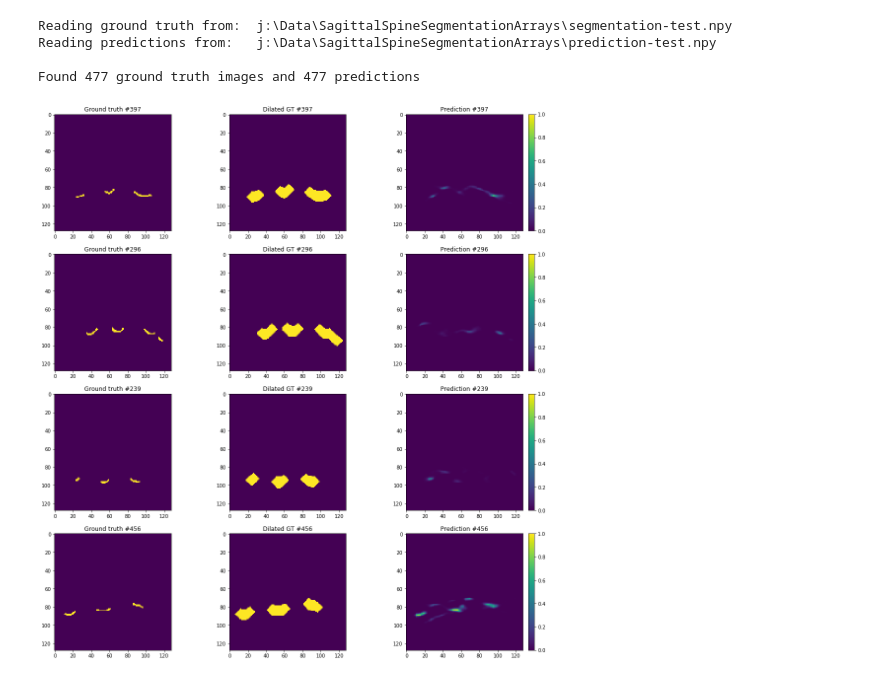
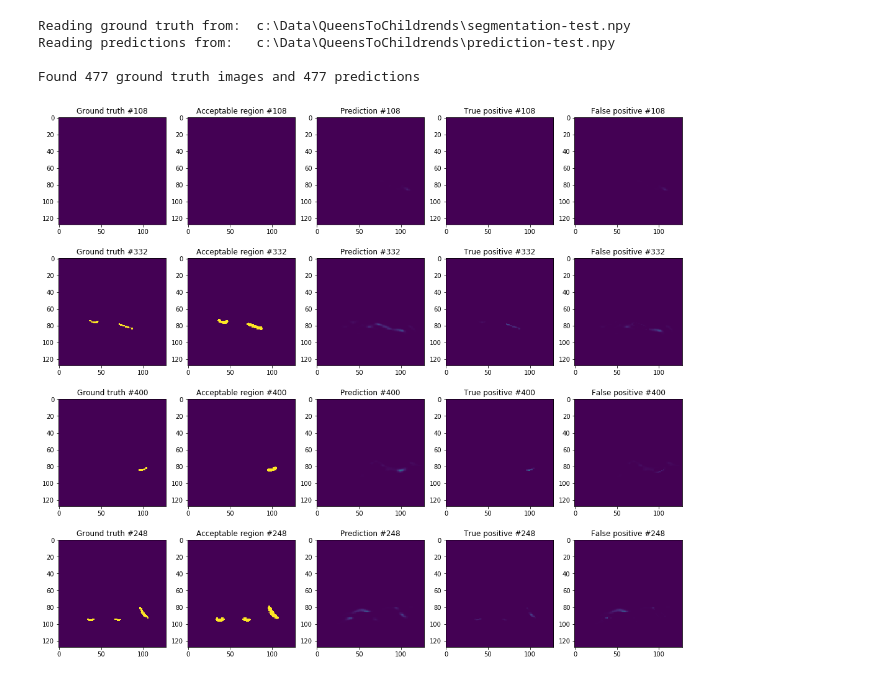
Before and after one commit to SlicerIGT/aigt, a Jupyter notebook: Notebooks/Segmentation/SegmentationEvaluation.ipynb, the cells around one changed output. Saved outputs shown, nothing was run; the diff lists cells and outputs as text; code cells hidden in the pictures.

Commit message:
First version of segmentation evaluation notebook.

```diff
--- a/Notebooks/Segmentation/SegmentationEvaluation.ipynb
+++ b/Notebooks/Segmentation/SegmentationEvaluation.ipynb
@@ -1,13 +1,13 @@
 # %%
 # Updating these names should be enough to run this notebook
 
-data_folder = r"SagittalSpineSegmentationArrays"
+data_folder = r"QueensToChildrends"
 notebook_save_folder = r"SavedNotebooks"
 
 groundtruth_file = r"segmentation-test.npy"
 prediction_file=r"prediction-test.npy"
 
-dilate_size_mm = 5
+acceptable_margin_mm = 1
 mm_per_pixel = 1
 # %%
 import datetime
@@ -42,40 +42,59 @@ if num_groundtruth != num_prediction:
     print("Number of images should be equal!")
     raise
 # %% [output]
-Reading ground truth from:  j:\Data\SagittalSpineSegmentationArrays\segmentation-test.npy
-Reading predictions from:   j:\Data\SagittalSpineSegmentationArrays\prediction-test.npy
+Reading ground truth from:  c:\Data\QueensToChildrends\segmentation-test.npy
+Reading predictions from:   c:\Data\QueensToChildrends\prediction-test.npy
 
 Found 477 ground truth images and 477 predictions
 # %%
 # Dilate only along image axes, not across images
 
-def dialate_stack(segmentation_data, iterations):
+def dilate_stack(segmentation_data, iterations):
     return np.array([scipy.ndimage.binary_dilation(y, iterations=iterations) for y in segmentation_data])
 # %%
 # Dilate ground truth
 
-dilate_size_pixel = int(dilate_size_mm / mm_per_pixel)
+acceptable_margin_pixel = int(acceptable_margin_mm / mm_per_pixel)
 
-groundtruth_dilated = dialate_stack(groundtruth_data[:, :, :, 0], dilate_size_pixel)
+acceptable_region = dilate_stack(groundtruth_data[:, :, :, 0], acceptable_margin_pixel)
+# %%
+# Computing regions for evaluation metrics
+
+true_pos_prediction = np.minimum(groundtruth_data[:,:,:,0], prediction_data[:,:,:,1])
+not_acceptable_region = 1 - acceptable_region
+false_pos_prediction = np.minimum(not_acceptable_region, prediction_data[:, :, :, 1])
 # %%
 # Show a sample of images to check for errors
 
 num_show = 4
+num_columns = 5
 
 all_indices = [i for i in range(num_groundtruth)]
 sample_indices = sample(all_indices, num_show)
 
-fig = plt.figure(figsize=(18, num_show * 5))
+fig = plt.figure(figsize=(18, num_show * 4))
 for i in range(num_show):
-    a0 = fig.add_subplot(num_show, 3, i * 3 + 1)
+    a0 = fig.add_subplot(num_show, num_columns, i * num_columns + 1)
     img0 = a0.imshow(groundtruth_data[sample_indices[i],:,:,0])
     a0.set_title("Ground truth #{}".format(sample_indices[i]))
-    a1 = fig.add_subplot(num_show, 3, i * 3 + 2)
-    img1 = a1.imshow(groundtruth_dilated[sample_indices[i],:,:])
-    a1.set_title("Dilated GT #{}".format(sample_indices[i]))
-    a2 = fig.add_subplot(num_show, 3, i * 3 + 3)
+
+    a1 = fig.add_subplot(num_show, num_columns, i * num_columns + 2)
+    img1 = a1.imshow(acceptable_region[sample_indices[i],:,:])
+    a1.set_title("Acceptable region #{}".format(sample_indices[i]))
+
+    a2 = fig.add_subplot(num_show, num_columns, i * num_columns + 3)
     img2 = a2.imshow(prediction_data[sample_indices[i],:,:,1], vmin=0.0, vmax=1.0)
     a2.set_title("Prediction #{}".format(sample_indices[i]))
-    c = fig.colorbar(img2, fraction=0.046, pad=0.04)
+    # c = fig.colorbar(img2, fraction=0.046, pad=0.04)
+
+    a3 = fig.add_subplot(num_show, num_columns, i * num_columns + 4)
+    img3 = a3.imshow(true_pos_prediction[sample_indices[i],:,:], vmin=0.0, vmax=1.0)
+    a3.set_title("True positive #{}".format(sample_indices[i]))
+    # c = fig.colorbar(img3, fraction=0.046, pad=0.04)
+
+    a4 = fig.add_subplot(num_show, num_columns, i * num_columns + 5)
+    img4 = a4.imshow(false_pos_prediction[sample_indices[i],:,:], vmin=0.0, vmax=1.0)
+    a4.set_title("False positive #{}".format(sample_indices[i]))
+    # c = fig.colorbar(img4, fraction=0.046, pad=0.04)
 # %% [output]
-[figure, old version]
+[figure, new version]
```
Also changed, not shown: parts of 1 cell of this notebook.
